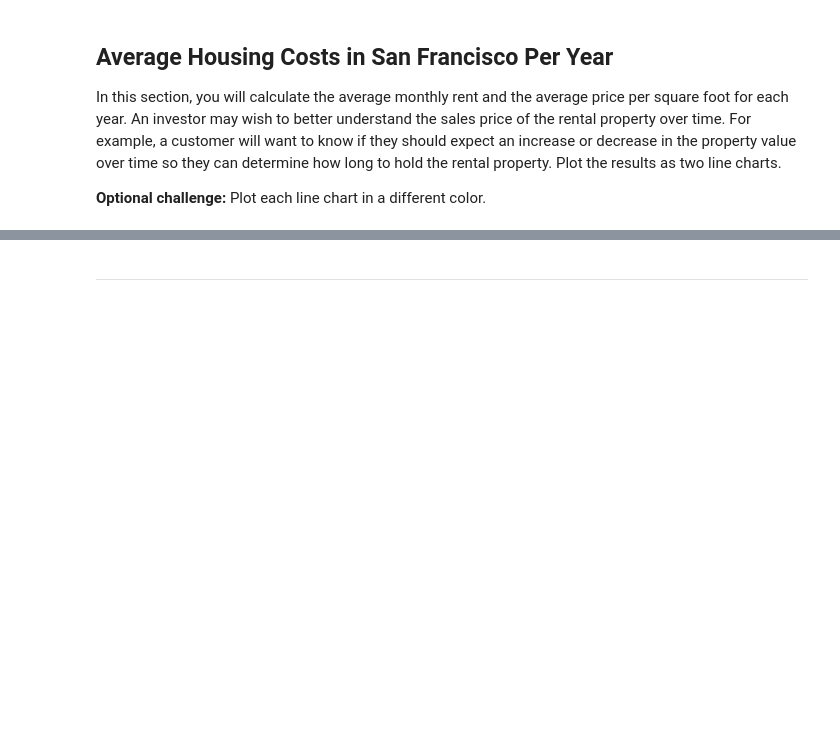
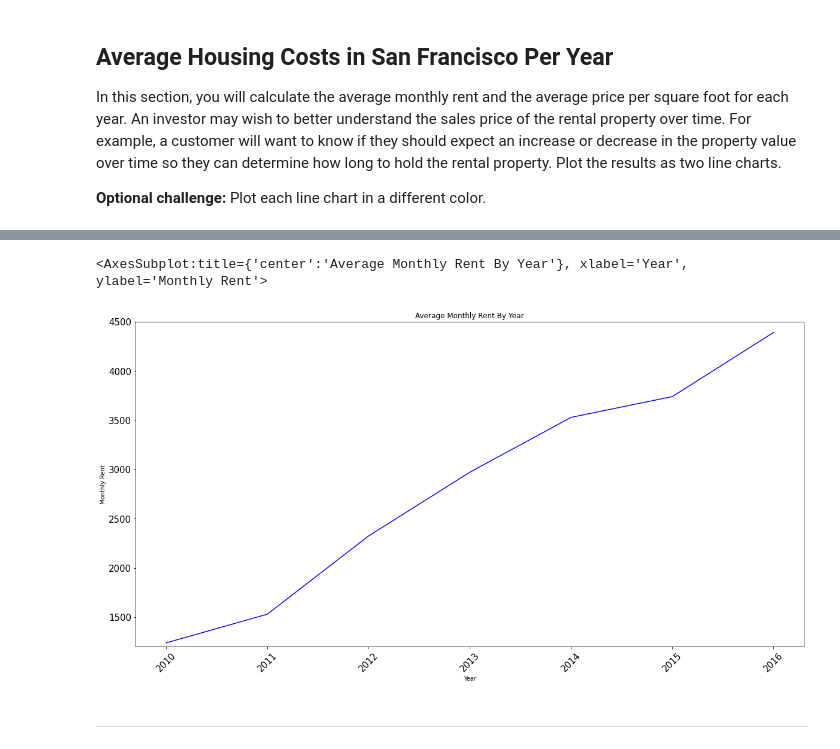
Before and after one commit to mmfsb/PyViz_Homework, a Jupyter notebook: Starter_Code/rental_analysis.ipynb, the cells around one changed output, grey strips where cells are left out. Cells and saved outputs as stored; diff of their text form; code cells hidden in the pictures; blank space fills up the shorter version.

```diff
--- a/Starter_Code/rental_analysis.ipynb
+++ b/Starter_Code/rental_analysis.ipynb
@@ -131,3 +146,19 @@ In this section, you will calculate the average monthly rent and the average pri
+# %%
+# Line chart for average monthly rent
+mean_sale_price_per_sq_foot = sfo_data.groupby(["year"])["gross_rent"].mean()
+mean_sale_price_per_sq_foot.plot(
+    ylim=(1200, 4500),
+    figsize=(20,10),
+    title="Average Monthly Rent By Year",
+    rot=45,
+    fontsize=15,
+    xlabel="Year",
+    ylabel="Monthly Rent",
+    color="blue"
+)
+# %% [output]
+<AxesSubplot:title={'center':'Average Monthly Rent By Year'}, xlabel='Year', ylabel='Monthly Rent'>
+[figure, added]
 # %% [markdown]
 - - -
 # %% [markdown]
```
Also changed, not shown: parts of 5 cells of this notebook.
